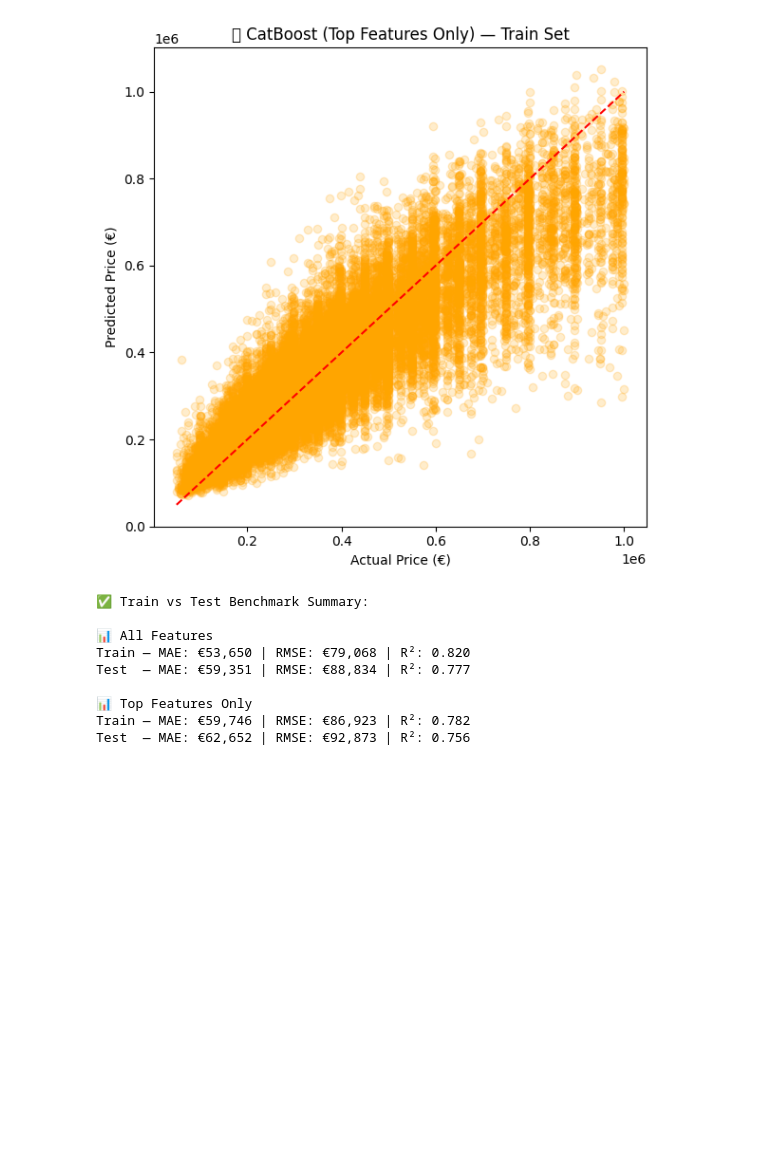
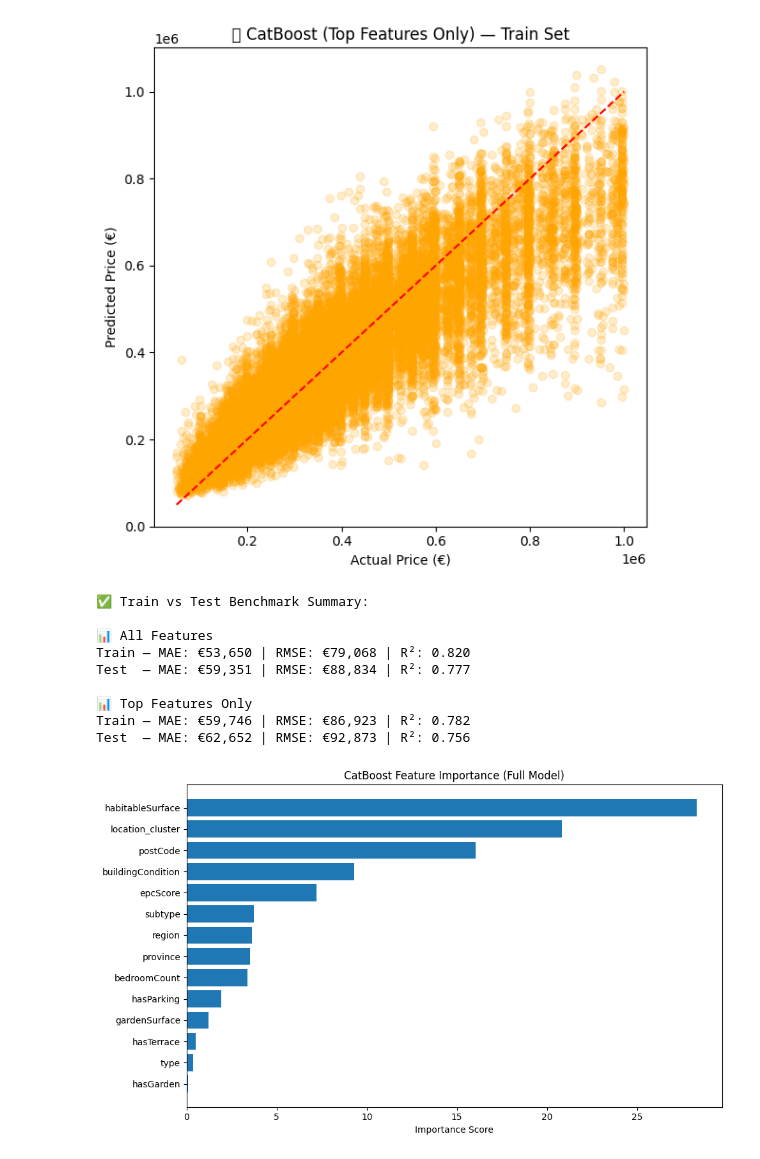
Before and after one commit to kayedee90/challenge-regression, a Jupyter notebook: marc/model_pipeline.ipynb, the cells around one changed output. Saved outputs shown, nothing was run; the diff lists cells and outputs as text; code cells hidden in the pictures; blank space fills up the shorter version.

Commit message:
Catboost feat importance and refined top features

```diff
--- a/marc/model_pipeline.ipynb
+++ b/marc/model_pipeline.ipynb
@@ -1073,3 +1073,47 @@ Test  — MAE: €59,351 | RMSE: €88,834 | R²: 0.777
 📊 Top Features Only
 Train — MAE: €59,746 | RMSE: €86,923 | R²: 0.782
 Test  — MAE: €62,652 | RMSE: €92,873 | R²: 0.756
+# %%
+# Catboost - Most important features
+
+import pandas as pd
+import matplotlib.pyplot as plt
+from catboost import CatBoostRegressor
+
+# === Load data
+df = pd.read_csv("../data/cleaned_data_mvg2.csv")
+X = df.drop(columns=["price", "price_square_meter"])
+y = np.log(df["price"])
+
+# === Define categorical columns
+categorical_cols = [
+    "type", "subtype", "province", "region",
+    "buildingCondition", "epcScore", "location_cluster"
+]
+for col in categorical_cols:
+    if col in X.columns:
+        X[col] = X[col].astype(str)
+
+# === Train simple CatBoost model
+model = CatBoostRegressor(iterations=500, depth=6, learning_rate=0.1, loss_function="RMSE", verbose=0)
+model.fit(X, y, cat_features=categorical_cols)
+
+# === Feature importances
+importances = model.get_feature_importance()
+features = X.columns
+feature_importance_df = pd.DataFrame({
+    "feature": features,
+    "importance": importances
+}).sort_values(by="importance", ascending=False)
+
+# === Plot
+plt.figure(figsize=(10, 6))
+plt.barh(feature_importance_df["feature"], feature_importance_df["importance"])
+plt.gca().invert_yaxis()
+plt.title("CatBoost Feature Importance (Full Model)")
+plt.xlabel("Importance Score")
+plt.tight_layout()
+plt.savefig("../figures/catboost_feature_importance.png")
+plt.show()
+# %% [output]
+[figure, added]
```
Also changed, not shown: parts of 2 cells of this notebook, 2 other files.
